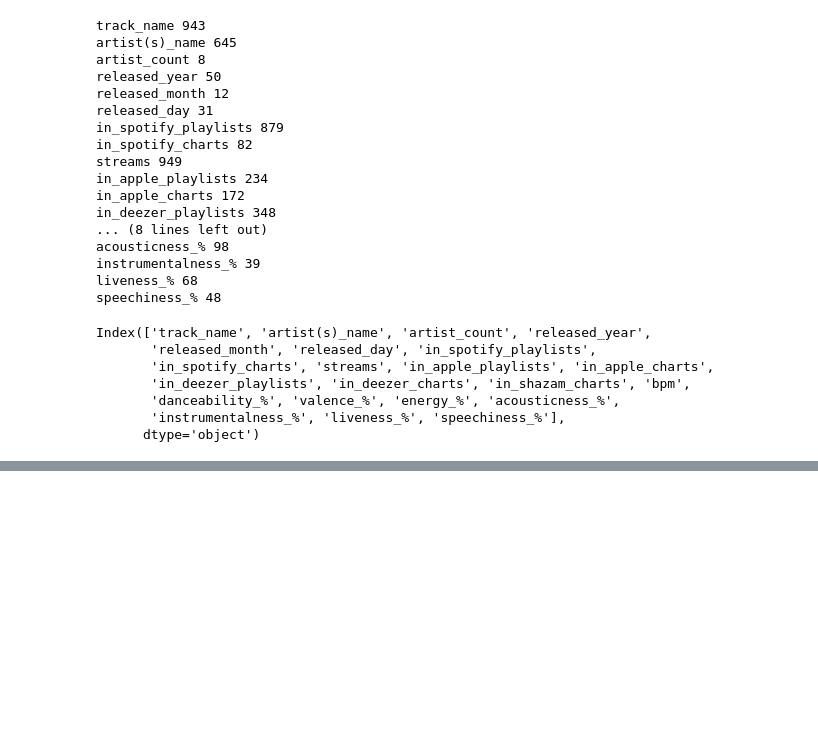
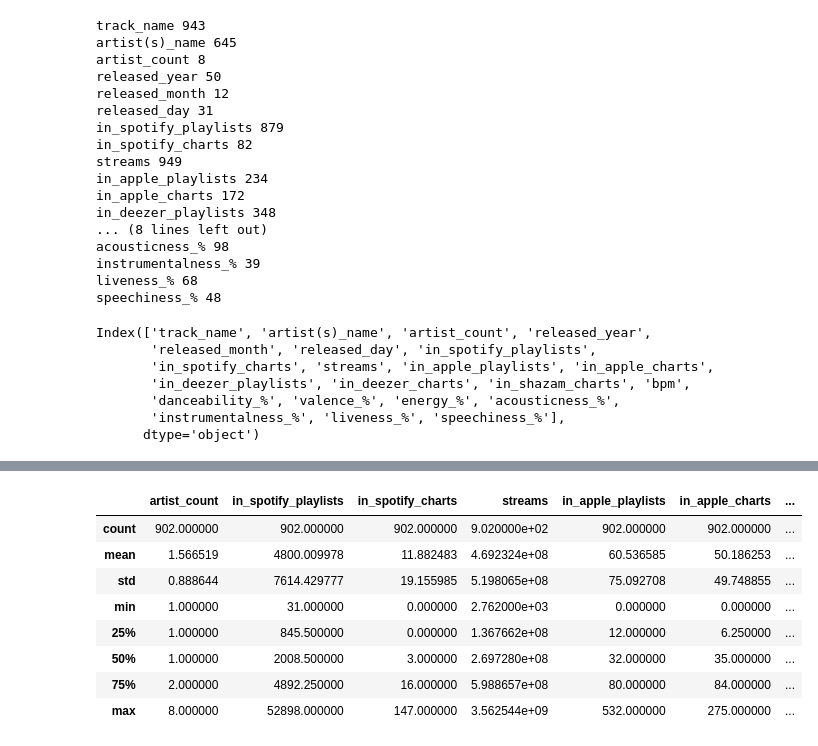
Before and after one commit to mynamescheff/spotify, a Jupyter notebook: model.ipynb, the cells around one changed output, grey strips where cells are left out. Cells and saved outputs as stored; diff of their text form; code cells hidden in the pictures; blank space fills up the shorter version.

```diff
--- a/model.ipynb
+++ b/model.ipynb
@@ -109,0 +168,4 @@ top10
+# %%
+#drop nan values
+df = df.dropna()
+df.info()
@@ -109,0 +190,12 @@ top10
+# %%
+df.describe()
+# %% [output]
+|  | artist_count | in_spotify_playlists | in_spotify_charts | streams | in_apple_playlists | in_apple_charts | ... |
+| count | 902.000000 | 902.000000 | 902.000000 | 9.020000e+02 | 902.000000 | 902.000000 | ... |
+| mean | 1.566519 | 4800.009978 | 11.882483 | 4.692324e+08 | 60.536585 | 50.186253 | ... |
+| std | 0.888644 | 7614.429777 | 19.155985 | 5.198065e+08 | 75.092708 | 49.748855 | ... |
+| min | 1.000000 | 31.000000 | 0.000000 | 2.762000e+03 | 0.000000 | 0.000000 | ... |
+| 25% | 1.000000 | 845.500000 | 0.000000 | 1.367662e+08 | 12.000000 | 6.250000 | ... |
+| 50% | 1.000000 | 2008.500000 | 3.000000 | 2.697280e+08 | 32.000000 | 35.000000 | ... |
+| 75% | 2.000000 | 4892.250000 | 16.000000 | 5.988657e+08 | 80.000000 | 84.000000 | ... |
+| max | 8.000000 | 52898.000000 | 147.000000 | 3.562544e+09 | 532.000000 | 275.000000 | ... |
```
Also changed, not shown: parts of 5 cells of this notebook.
